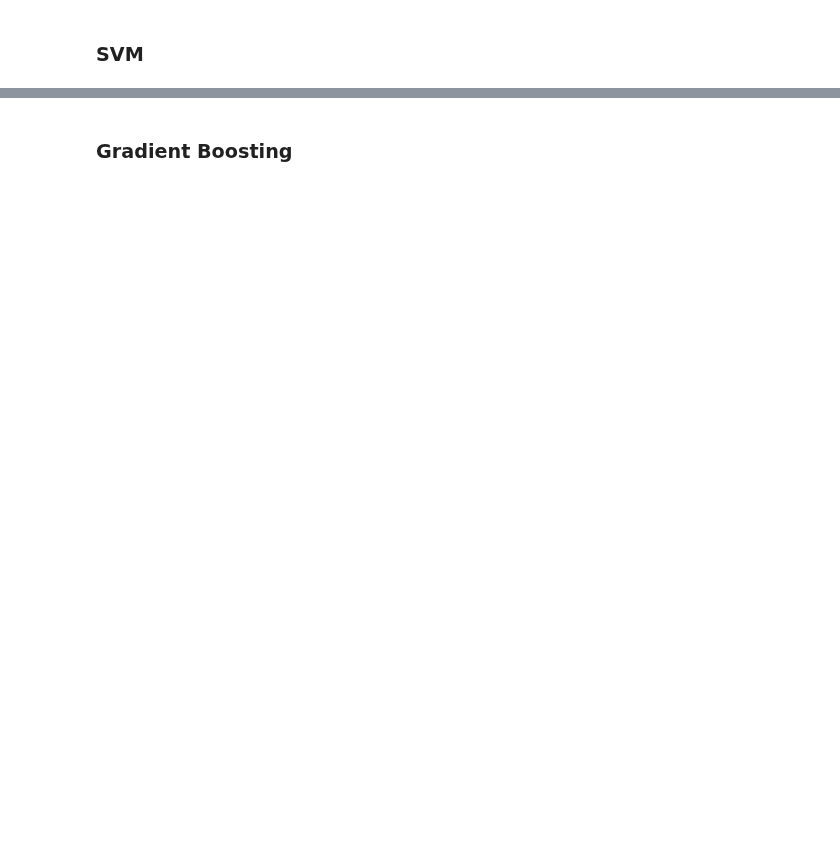
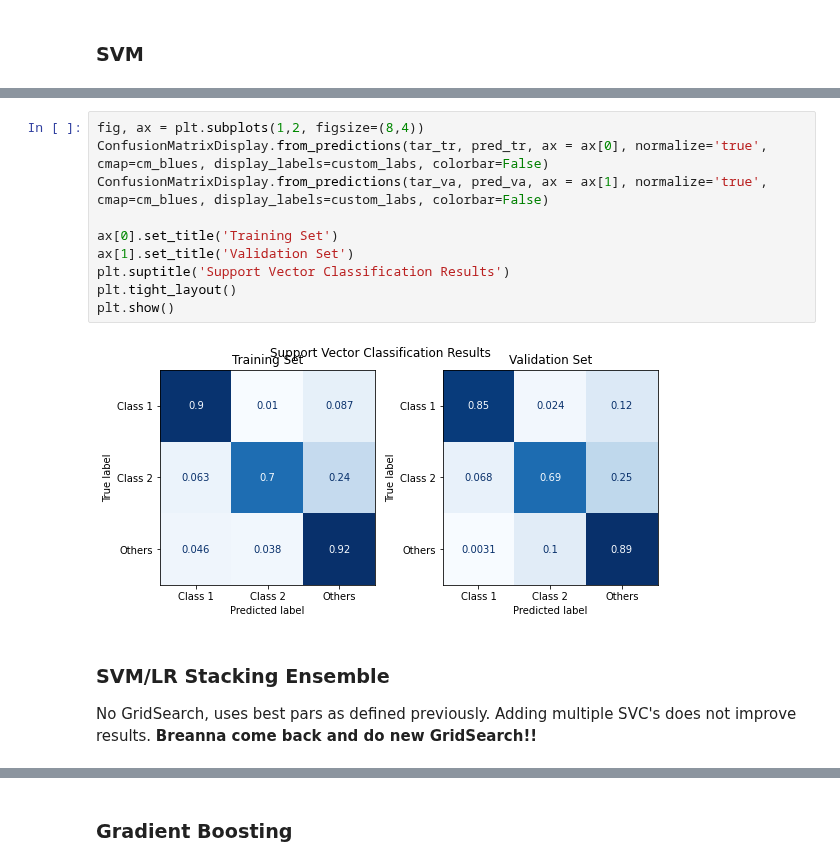
Before and after one commit to bcrompvoets/Random, a Jupyter notebook: Final_Project.ipynb, the cells around one changed output, grey strips where cells are left out. Cells and saved outputs as stored; diff of their text form; blank space fills up the shorter version.

```diff
--- a/Final_Project.ipynb
+++ b/Final_Project.ipynb
@@ -152,0 +176,15 @@ Wall time: 824 ms
+# %%
+fig, ax = plt.subplots(1,2, figsize=(8,4))
+ConfusionMatrixDisplay.from_predictions(tar_tr, pred_tr, ax = ax[0], normalize='true', cmap=cm_blues, display_labels=custom_labs, colorbar=False)
+ConfusionMatrixDisplay.from_predictions(tar_va, pred_va, ax = ax[1], normalize='true', cmap=cm_blues, display_labels=custom_labs, colorbar=False)
+
+ax[0].set_title('Training Set')
+ax[1].set_title('Validation Set')
+plt.suptitle('Support Vector Classification Results')
+plt.tight_layout()
+plt.show()
+# %% [output]
+[figure, added]
+# %% [markdown]
+### SVM/LR Stacking Ensemble
+No GridSearch, uses best pars as defined previously. Adding multiple SVC's does not improve results. **Breanna come back and do new GridSearch!!**
```
Also changed, not shown: parts of 22 cells of this notebook.
